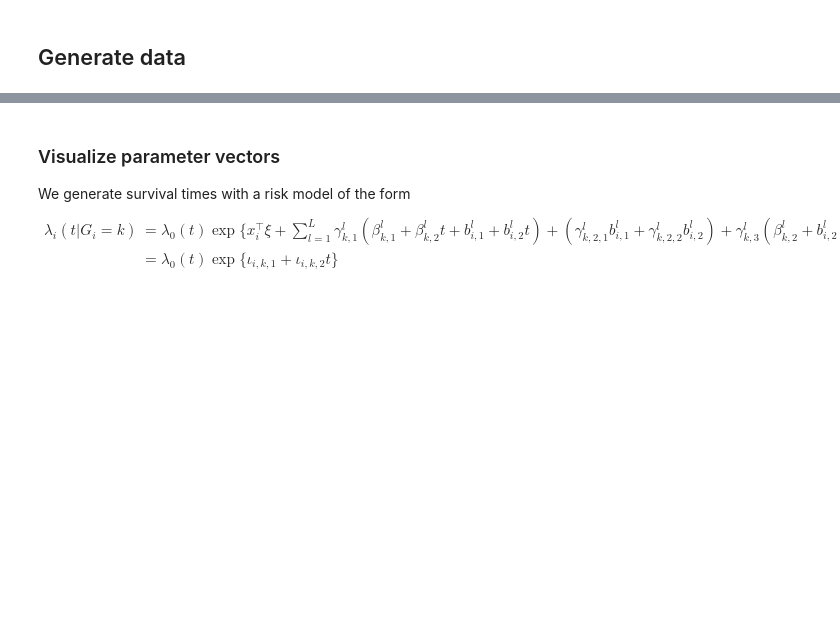
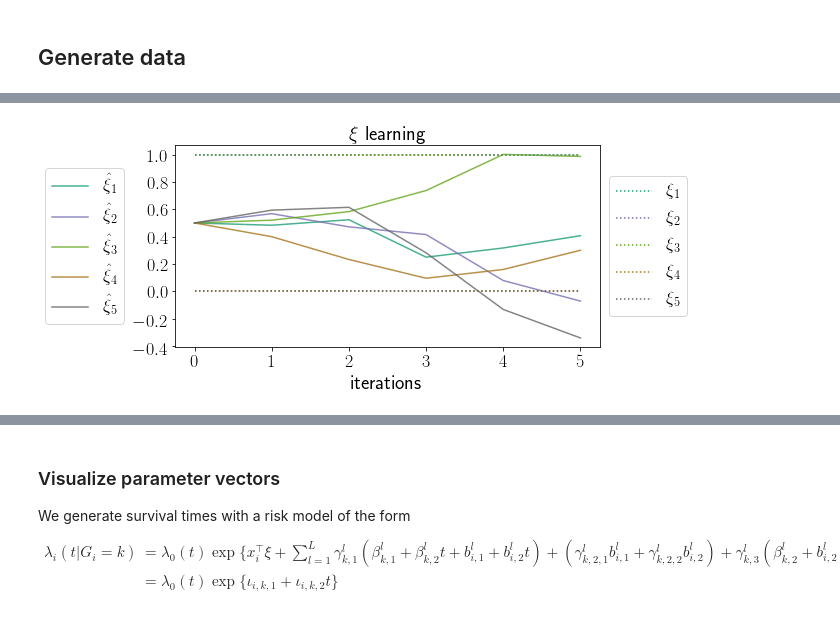
Before and after one commit to Califrais/flash, a Jupyter notebook: Lights tutorial.ipynb, the cells around one changed output, grey strips where cells are left out. Cells and saved outputs as stored; diff of their text form; code cells hidden in the pictures; blank space fills up the shorter version.

```diff
--- a/Lights tutorial.ipynb
+++ b/Lights tutorial.ipynb
@@ -38,0 +103,9 @@ Level of censoring: **45.00%**
+# %%
+# Visualize xi
+true_xi = simu.time_indep_coeffs.reshape(-1, 1)
+to = len(true_xi)+1
+leg1 = [r"$\hat \xi_%s$" % j for j in range(1, to)]
+leg2 = [r"$\xi_%s$" % j for j in range(1, to)]
+visualize_vect_learning(qnmcem, "xi", r"$\xi$", true_xi, leg1, leg2)
+# %% [output]
+[figure, added]
```
Also changed, not shown: parts of 5 cells of this notebook, 1 other file.
